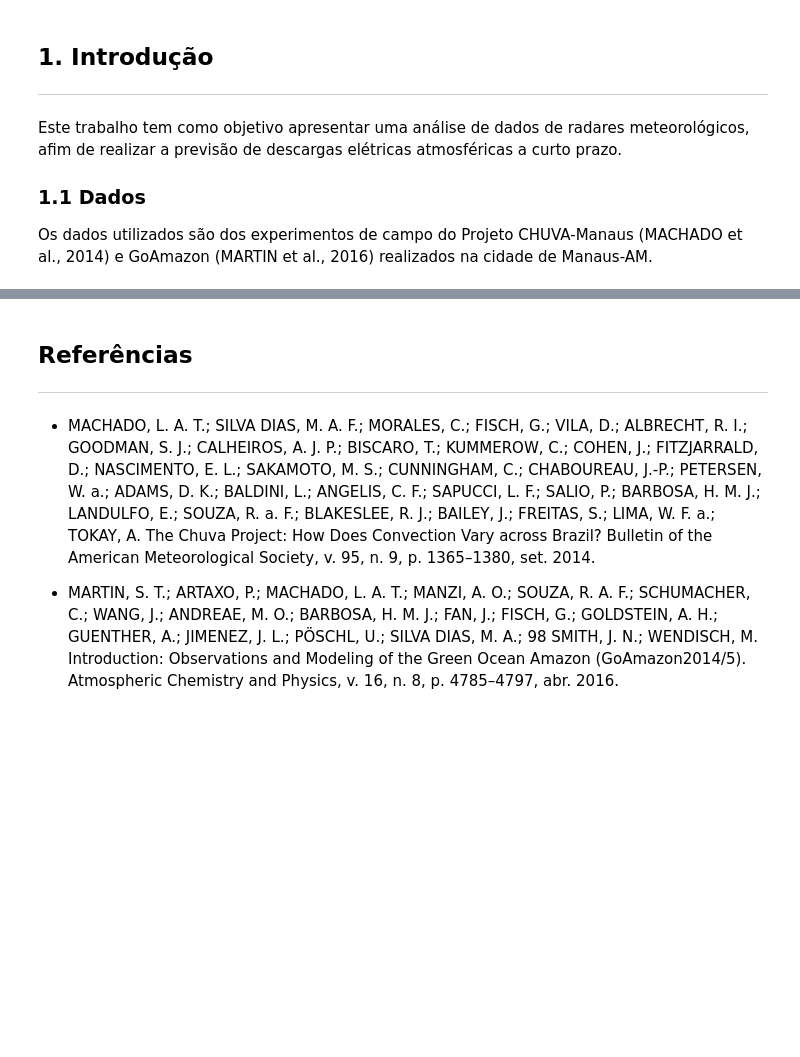
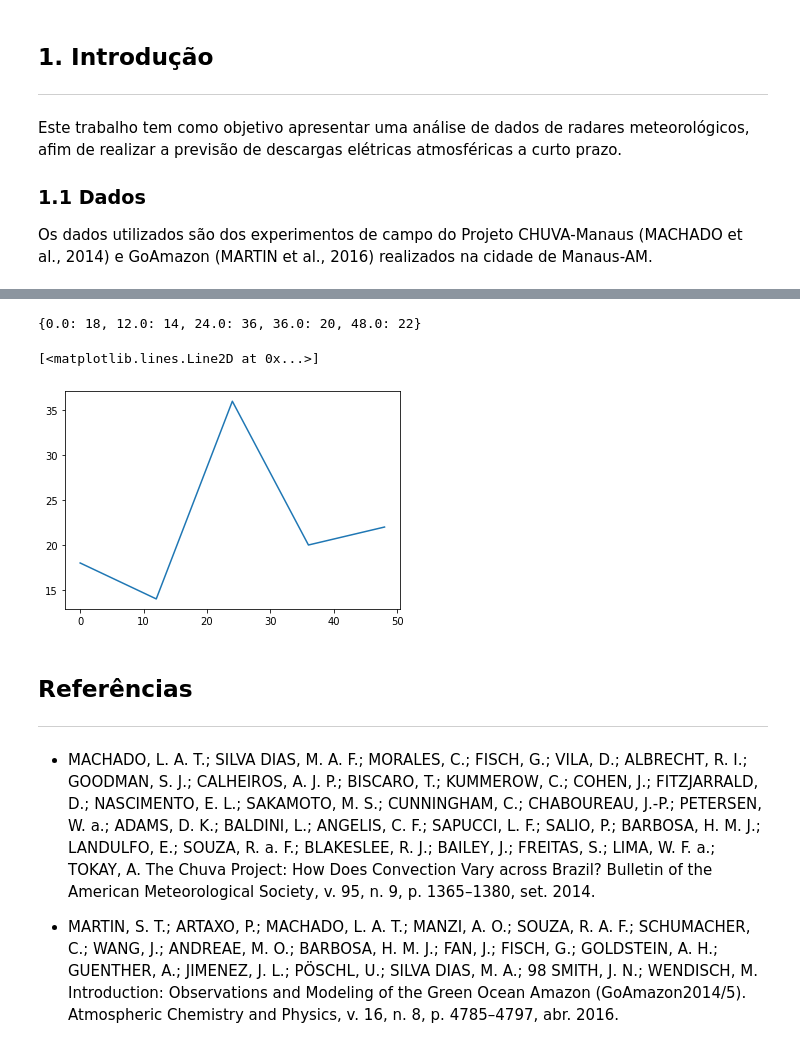
Before and after one commit to AdrianoPereira/project-cap394, a Jupyter notebook: src/project.ipynb, the cells around one changed output, grey strips where cells are left out. Cells and saved outputs as stored; diff of their text form; code cells hidden in the pictures; blank space fills up the shorter version.

```diff
--- a/src/project.ipynb
+++ b/src/project.ipynb
@@ -30,0 +53,4 @@ import matplotlib.pyplot
+# %%
+mat_data_files = [os.path.join(mat_data_dir, file).replace('\\', '/')
+                  for file in os.listdir(mat_data_dir)]
+mat_data_files
@@ -30,0 +68,5 @@ import matplotlib.pyplot
+# %%
+matdf = [pd.read_csv(file, sep='\s+') for file in mat_data_files]
+matdf = pd.concat(matdf, sort=False)
+matdf = matdf.rename(str.lower, axis='columns')
+matdf.head()
@@ -30,0 +118,6 @@ import matplotlib.pyplot
+# %%
+lights = []
+for i, x in matdf.iterrows():
+    if x.yyyyyyy_xx3 > 0 and x.yyy_xx4 > 0 and x.yyy_xx5 > 0:
+        lights.append(x)
+len(lights)
@@ -31,3 +136,18 @@ import matplotlib.pyplot
+# %%
+ans = {
+    0.0: 0, 12.0: 0, 24.0: 0, 36.0: 0, 48.0: 0
+}
+for i, row in matdf.iterrows():
+    if (row.yyyyy_xx1 > 0 and row.yyyyy_xx2 > 0) or (row.yyy_xx4 and row.yyy_xx5) or (row.yyyyyyy_xx3):
+        ans[row.minute] += 1
+ans
+# %% [output]
+{0.0: 18, 12.0: 14, 24.0: 36, 36.0: 20, 48.0: 22}
+# %%
+plt.plot(list(ans.keys()), list(ans.values()))
+# %% [output]
+[<matplotlib.lines.Line2D at 0x...>]
+[figure, added]
 # %% [markdown]
 ## Referências
 
```
Also changed, not shown: parts of 11 cells of this notebook, 12 other files.
